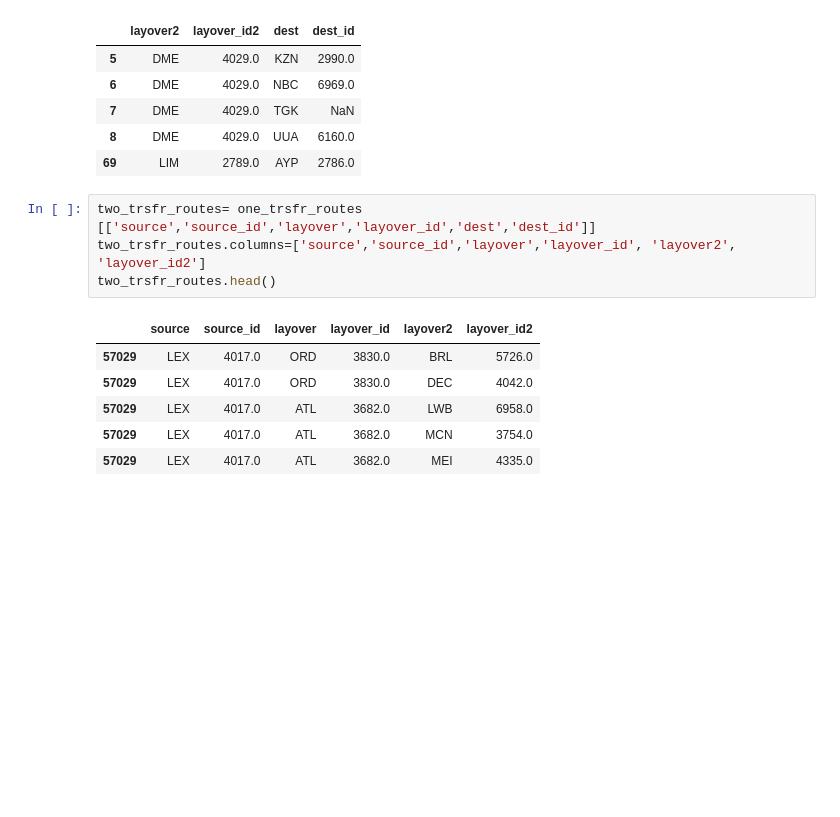
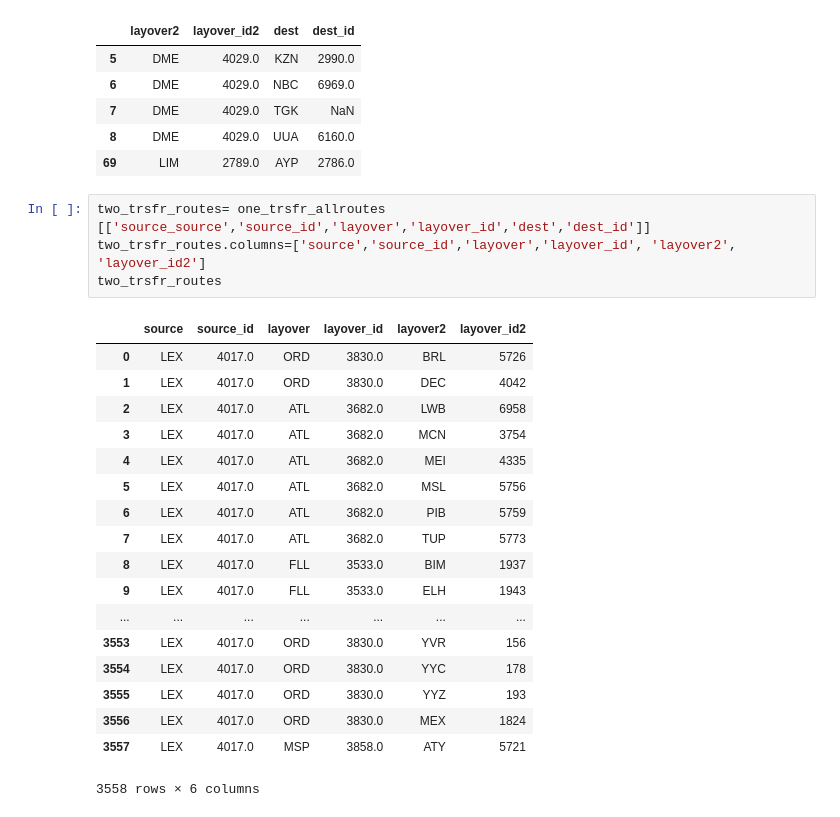
Before and after one commit to FRA228/ce599, a Jupyter notebook: 09-Mapping/interactive-mapping.ipynb, the cells around one changed output. Cells and saved outputs as stored; diff of their text form; blank space fills up the shorter version.

```diff
--- a/09-Mapping/interactive-mapping.ipynb
+++ b/09-Mapping/interactive-mapping.ipynb
@@ -766,14 +779,26 @@ Final_dest.head()
 | 8 | DME | 4029.0 | UUA | 6160.0 |
 | 69 | LIM | 2789.0 | AYP | 2786.0 |
 # %%
-two_trsfr_routes= one_trsfr_routes [['source','source_id','layover','layover_id','dest','dest_id']]
+two_trsfr_routes= one_trsfr_allroutes [['source_source','source_id','layover','layover_id','dest','dest_id']]
 two_trsfr_routes.columns=['source','source_id','layover','layover_id', 'layover2', 'layover_id2']
-two_trsfr_routes.head()
+two_trsfr_routes
 # %% [output]
 |  | source | source_id | layover | layover_id | layover2 | layover_id2 |
-| 57029 | LEX | 4017.0 | ORD | 3830.0 | BRL | 5726.0 |
-| 57029 | LEX | 4017.0 | ORD | 3830.0 | DEC | 4042.0 |
-| 57029 | LEX | 4017.0 | ATL | 3682.0 | LWB | 6958.0 |
-| 57029 | LEX | 4017.0 | ATL | 3682.0 | MCN | 3754.0 |
-| 57029 | LEX | 4017.0 | ATL | 3682.0 | MEI | 4335.0 |
+| 0 | LEX | 4017.0 | ORD | 3830.0 | BRL | 5726 |
+| 1 | LEX | 4017.0 | ORD | 3830.0 | DEC | 4042 |
+| 2 | LEX | 4017.0 | ATL | 3682.0 | LWB | 6958 |
+| 3 | LEX | 4017.0 | ATL | 3682.0 | MCN | 3754 |
+| 4 | LEX | 4017.0 | ATL | 3682.0 | MEI | 4335 |
+| 5 | LEX | 4017.0 | ATL | 3682.0 | MSL | 5756 |
+| 6 | LEX | 4017.0 | ATL | 3682.0 | PIB | 5759 |
+| 7 | LEX | 4017.0 | ATL | 3682.0 | TUP | 5773 |
+| 8 | LEX | 4017.0 | FLL | 3533.0 | BIM | 1937 |
+| 9 | LEX | 4017.0 | FLL | 3533.0 | ELH | 1943 |
+| ... | ... | ... | ... | ... | ... | ... |
+| 3553 | LEX | 4017.0 | ORD | 3830.0 | YVR | 156 |
+| 3554 | LEX | 4017.0 | ORD | 3830.0 | YYC | 178 |
+| 3555 | LEX | 4017.0 | ORD | 3830.0 | YYZ | 193 |
+| 3556 | LEX | 4017.0 | ORD | 3830.0 | MEX | 1824 |
+| 3557 | LEX | 4017.0 | MSP | 3858.0 | ATY | 5721 |
+3558 rows × 6 columns
 # %%
```
Also changed, not shown: parts of 19 cells of this notebook.
